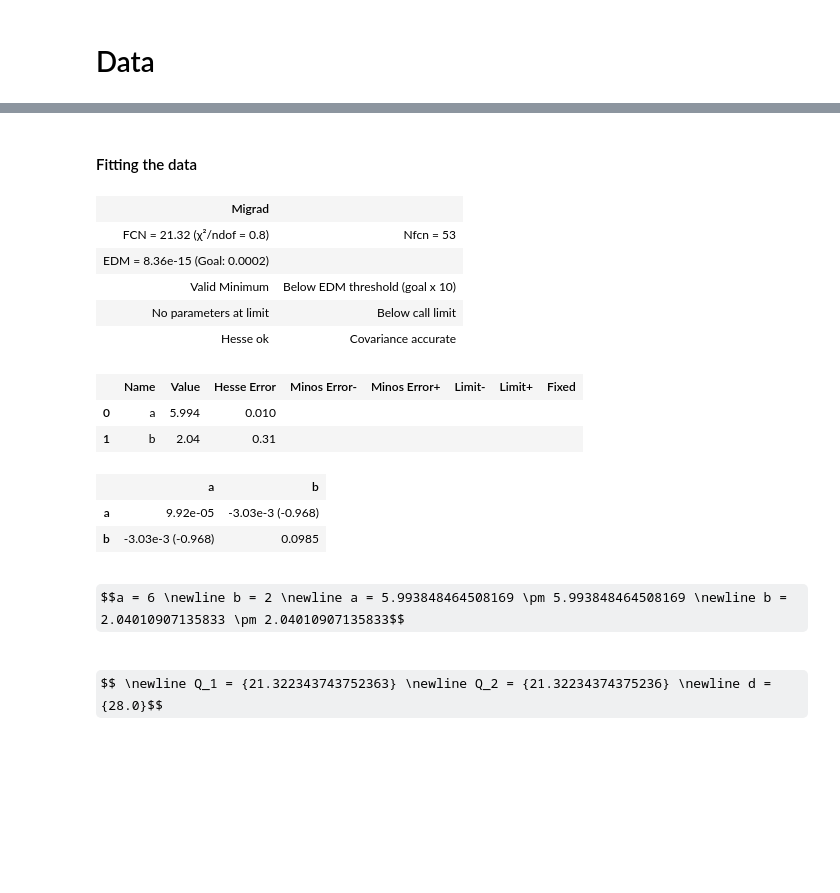
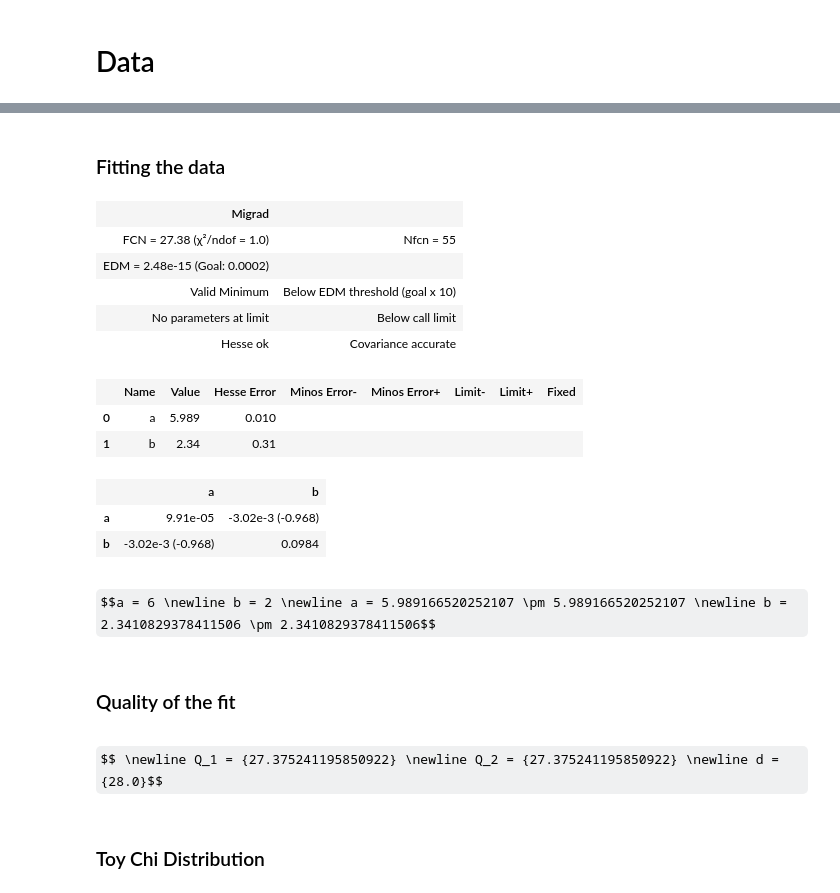
Before and after one commit to Yehan-Edirisinghe/Labo_cal, a Jupyter notebook: lecture_11/note.ipynb, the cells around one changed output, grey strips where cells are left out. Cells and saved outputs as stored; diff of their text form; code cells hidden in the pictures; some formulas as TeX source; blank space fills up the shorter version.

```diff
--- a/lecture_11/note.ipynb
+++ b/lecture_11/note.ipynb
@@ -43,31 +43,33 @@ plt.show()
 # %% [markdown]
-<h4>Fitting the data
+<h3>Fitting the data
 # %%
 dataFit = LeastSquares(data[0],data[1],sigmay,func1)
 
-my_minuit = Minuit(dataFit,a=0.,b=0,)
+my_minuit = Minuit(dataFit,a=0,b=0)
 my_minuit.migrad()
 my_minuit.hesse()
 # %% [output]
 | Migrad |  |
-| FCN = 21.32 (χ²/ndof = 0.8) | Nfcn = 53 |
-| EDM = 8.36e-15 (Goal: 0.0002) |  |
+| FCN = 27.38 (χ²/ndof = 1.0) | Nfcn = 55 |
+| EDM = 2.48e-15 (Goal: 0.0002) |  |
 | Valid Minimum | Below EDM threshold (goal x 10) |
 | No parameters at limit | Below call limit |
 | Hesse ok | Covariance accurate |
 |  | Name | Value | Hesse Error | Minos Error- | Minos Error+ | Limit- | Limit+ | Fixed |
-| 0 | a | 5.994 | 0.010 |  |  |  |  |  |
-| 1 | b | 2.04 | 0.31 |  |  |  |  |  |
+| 0 | a | 5.989 | 0.010 |  |  |  |  |  |
+| 1 | b | 2.34 | 0.31 |  |  |  |  |  |
 |  | a | b |
-| a | 9.92e-05 | -3.03e-3 (-0.968) |
-| b | -3.03e-3 (-0.968) | 0.0985 |
+| a | 9.91e-05 | -3.02e-3 (-0.968) |
+| b | -3.02e-3 (-0.968) | 0.0984 |
 # %%
 a_est = my_minuit.values[0]
 b_est = my_minuit.values[1]
 
 Latex(f"$$a = {a} \\newline b = {b} \\newline a = {my_minuit.values[0]} \pm {a_est} \\newline b = {my_minuit.values[1]} \pm {b_est}$$")
 # %% [output]
-$$a = 6 \newline b = 2 \newline a = 5.993848464508169 \pm 5.993848464508169 \newline b = 2.04010907135833 \pm 2.04010907135833$$
+$$a = 6 \newline b = 2 \newline a = 5.989166520252107 \pm 5.989166520252107 \newline b = 2.3410829378411506 \pm 2.3410829378411506$$
+# %% [markdown]
+<h3>Quality of the fit
 # %%
 def Q_sqr(sample,sigma,func,a,b):
 
@@ -86,6 +88,8 @@ N_dof = my_minuit.ndof
 
 Latex(f"$$ \\newline Q_1 = {{{Q_1}}} \\newline Q_2 = {{{Q_2}}} \\newline d = {{{N_dof}}}$$")
 # %% [output]
-$$ \newline Q_1 = {21.322343743752363} \newline Q_2 = {21.32234374375236} \newline d = {28.0}$$
+$$ \newline Q_1 = {27.375241195850922} \newline Q_2 = {27.375241195850922} \newline d = {28.0}$$
+# %% [markdown]
+<h3> Toy Chi Distribution
 # %%
 def toy(xmin,xmax,a,b,sigma,N,n=10,func=func1):
```
Also changed, not shown: parts of 4 cells of this notebook, 2 other files.
